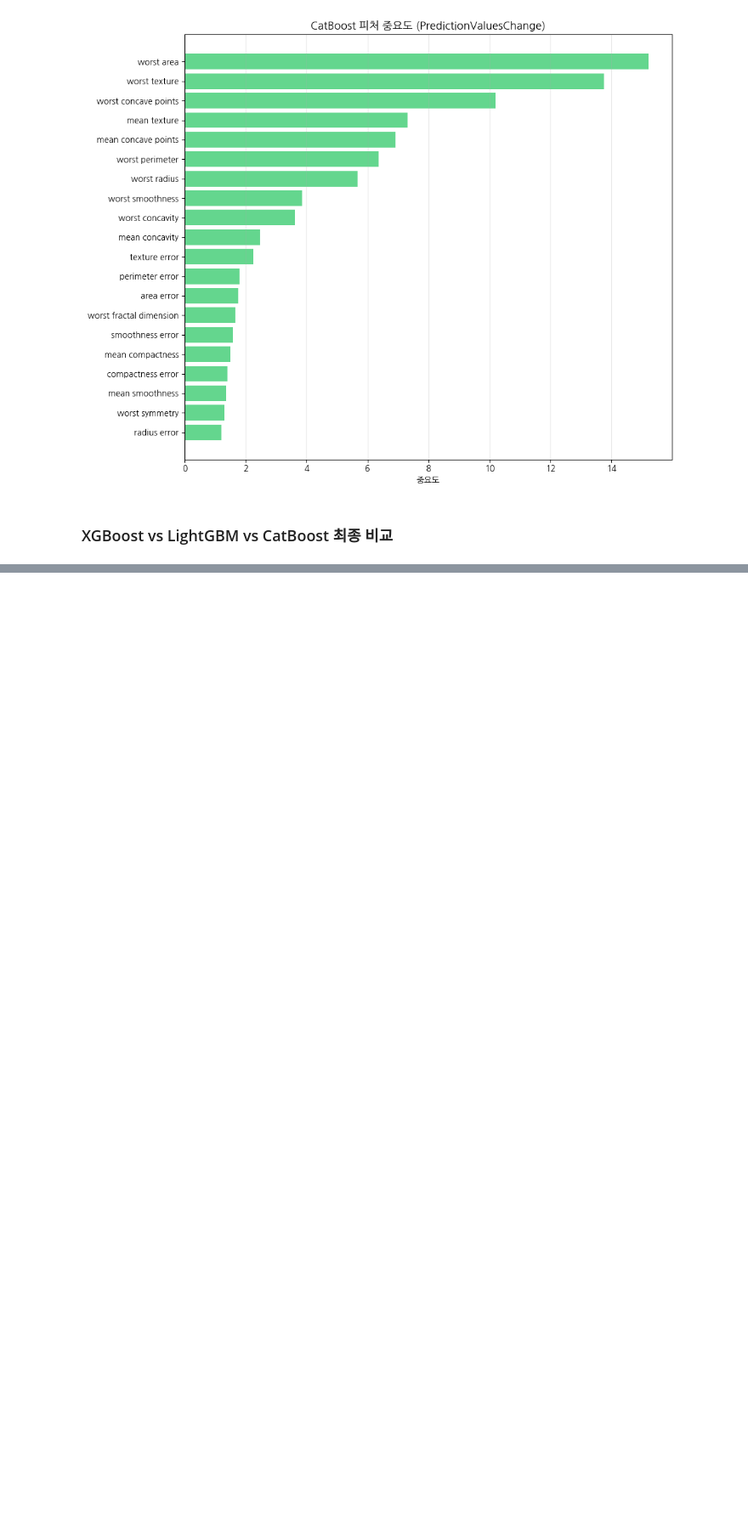
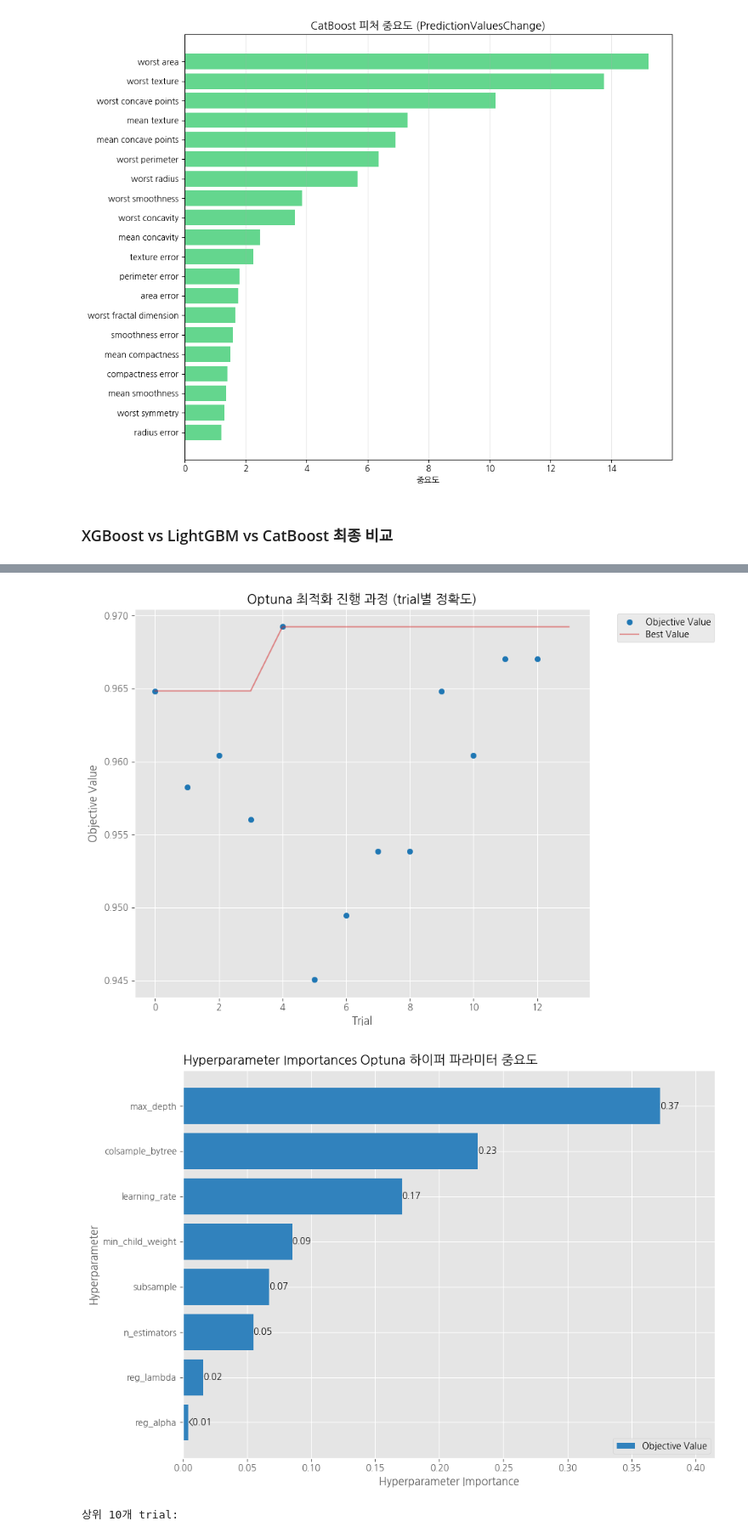
Before and after one commit to hmmnyamminji/python, a Jupyter notebook: Chapter04_분류(2).ipynb, the cells around one changed output, grey strips where cells are left out. Shown at 85% size. Cells and saved outputs as stored; diff of their text form; code cells hidden in the pictures; blank space fills up the shorter version.

```diff
--- a/Chapter04_분류(2).ipynb
+++ b/Chapter04_분류(2).ipynb
@@ -580,0 +604,4 @@ plt.show()
+# %%
+import optuna
+optuna.logging.set_verbosity(optuna.logging.WARNING)
+print(optuna.__version__)
@@ -580,0 +736,25 @@ plt.show()
+# %%
+# Optuna 내장 시각화 1: 최적화 과정 (목적 함수 값 변화)
+fig = optuna.visualization.matplotlib.plot_optimization_history(study)
+fig.get_figure().set_size_inches(10, 7)
+plt.title('Optuna 최적화 진행 과정 (trial별 정확도)')
+plt.tight_layout()
+plt.show()
+
+#Otuna 내장 시각화 2: 하이퍼 파라미터 중요도
+fig2 = optuna.visualization.matplotlib.plot_param_importances(study)
+fig2.get_figure().set_size_inches(10, 7)
+plt.title('Optuna 하이퍼 파라미터 중요도')
+plt.tight_layout()
+plt.show()
+
+# 상위 10개 trial 결과 DataFrame으로 확인
+trial_df = study.trials_dataframe() # 모든 trial를 DataFrame으로 변환
+trial_df.columns = [c.replace('params_', '')for c in trial_df.columns] # 컬럼명 'params_' 제거
+top10_optuna = (trial_df.sort_values('value', ascending=False).head(10)[['number','value','n_estimators','max_depth','learning_rate']])
+print('\n상위 10개 trial:')
+display(top10_optuna.round(4))
+# %% [output]
+[figure, added]
+[figure, added]
+상위 10개 trial:
```
Also changed, not shown: parts of 15 cells of this notebook.
